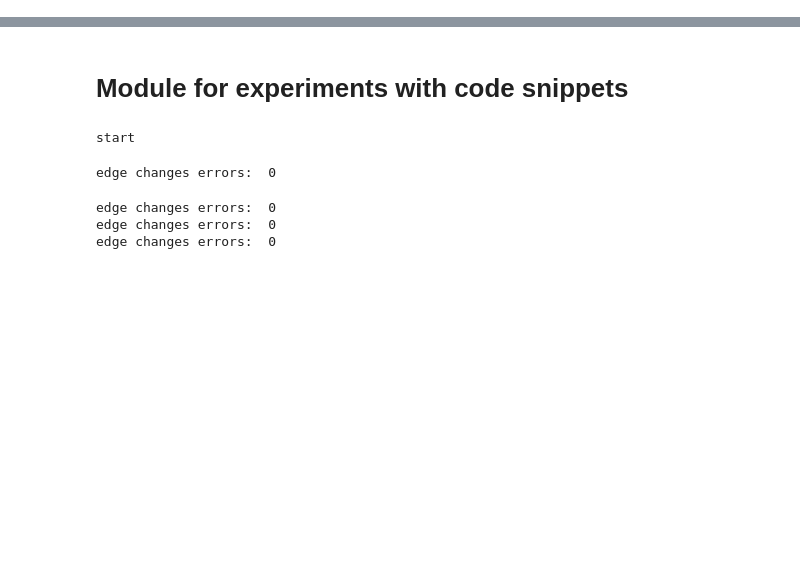
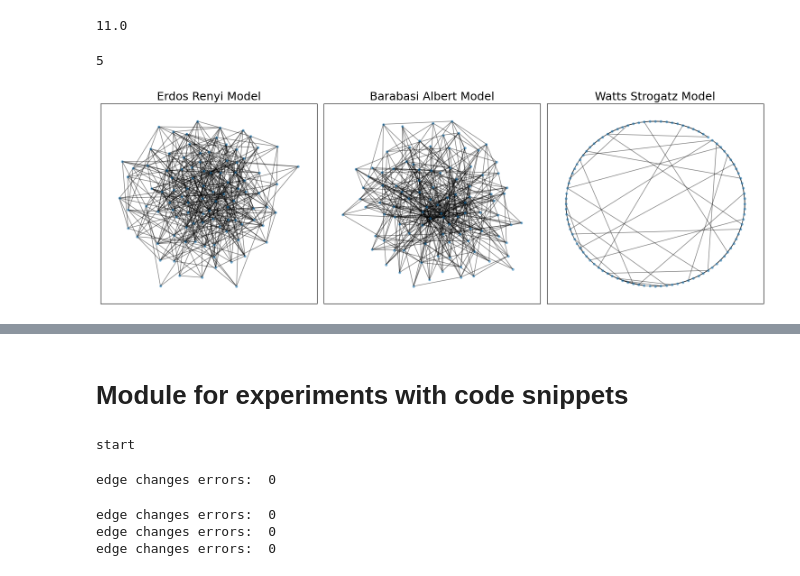
Before and after one commit to JurijSchoenfeld/Traf2Net, a Jupyter notebook: playground.ipynb, the cells around one changed output, grey strips where cells are left out. Cells and saved outputs as stored; diff of their text form; code cells hidden in the pictures; blank space fills up the shorter version.

```diff
--- a/playground.ipynb
+++ b/playground.ipynb
@@ -9,0 +18,40 @@ from tacoma.analysis import plot_contact_durations
+# %%
+C=44
+Npps=24
+C/ceil(sqrt(C/Npps))**2
+# %% [output]
+11.0
+# %%
+# Number of nodes and edges
+num_nodes = 100
+num_edges = 500
+
+# Erdos Renyi Model
+G_er = nx.erdos_renyi_graph(num_nodes, num_edges / (num_nodes * (num_nodes - 1) / 2))
+
+# Barabasi Albert Model
+G_ba = nx.barabasi_albert_graph(num_nodes, int(num_edges / num_nodes))
+
+# Watts Strogatz Model
+k = int(num_edges / num_nodes)  # Choose k such that average degree is half of num_edges / num_nodes
+print(k)
+p = 0.15  # Rewiring probability
+G_ws = nx.watts_strogatz_graph(num_nodes, k, p)
+
+# Plotting
+fig, axs = plt.subplots(1, 3, figsize=(15, 5))
+
+for ax, G, title in zip(axs.flatten(), [G_er, G_ba, G_ws], ['Erdos Renyi Model', 'Barabasi Albert Model', 'Watts Strogatz Model']):
+    if title == 'Watts Strogatz Model':
+        pos = nx.circular_layout(G)
+    else:
+        pos = nx.spring_layout(G)
+
+    nx.draw_networkx(G, ax=ax, with_labels=False, node_size=10, alpha=.5, pos=pos)
+    ax.set_title(title, fontsize=18)
+
+plt.tight_layout()
+plt.show()
+# %% [output]
+5
+[figure, added]
```
Also changed, not shown: parts of 5 cells of this notebook, 11 other files.
